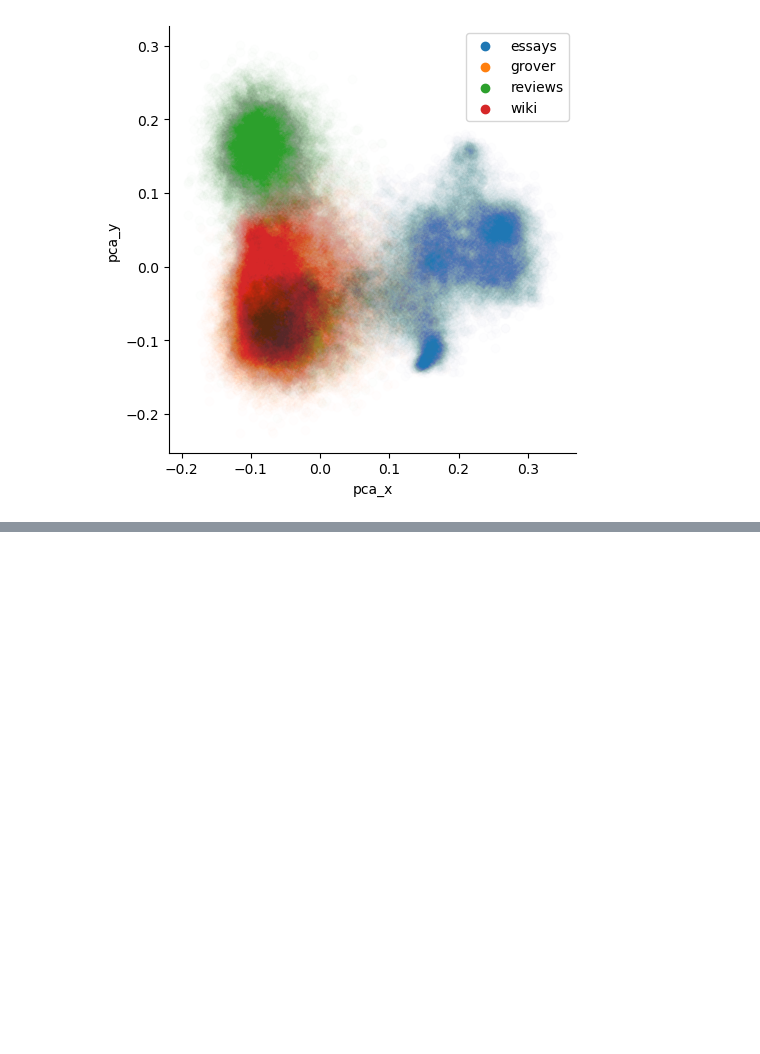
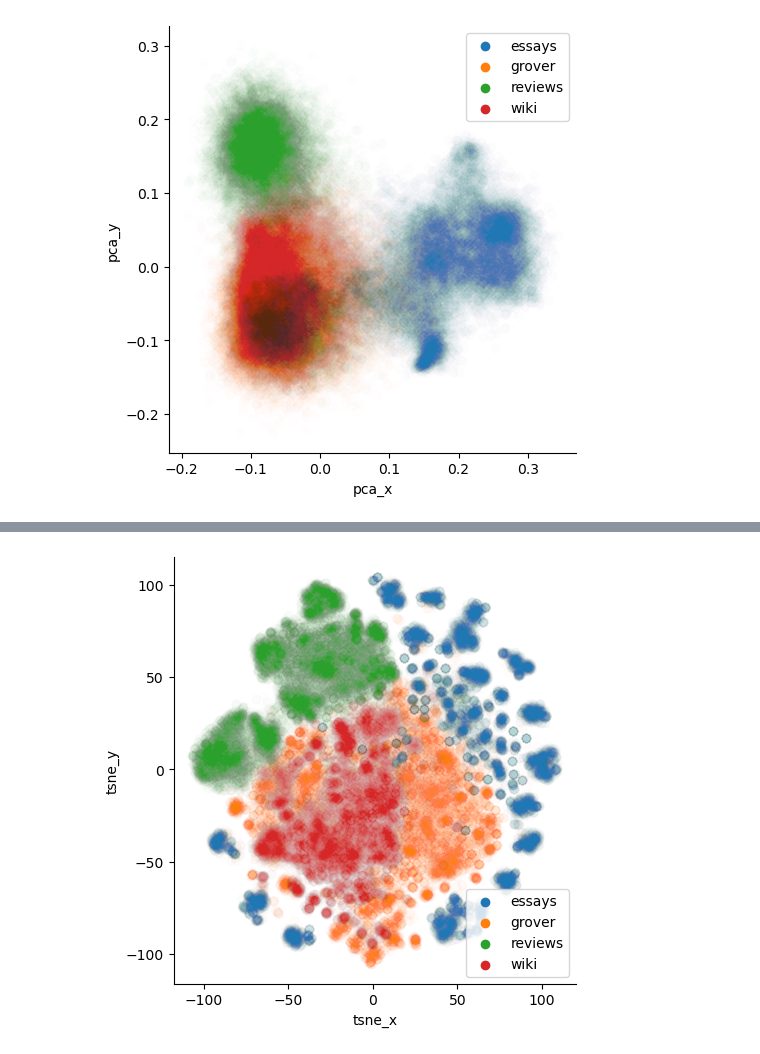
Before and after one commit to jkoganem/fakereview, a Jupyter notebook: raw data/embedding_EDA.ipynb, the cells around one changed output, grey strips where cells are left out. Saved outputs shown, nothing was run; the diff lists cells and outputs as text; code cells hidden in the pictures; blank space fills up the shorter version.

```diff
--- a/raw data/embedding_EDA.ipynb
+++ b/raw data/embedding_EDA.ipynb
@@ -113,0 +130,8 @@ plt.show()
+# %%
+sns.lmplot(data = df, x = 'tsne_x', y = 'tsne_y', hue = 'Original dataset', scatter_kws = {'alpha':0.008},fit_reg = False, legend = False)
+leg = plt.legend()
+for lh in leg.legend_handles:
+    lh.set_alpha(1)
+plt.show()
+# %% [output]
+[figure, added]
```
Also changed, not shown: parts of 9 cells of this notebook, 4 other files.
